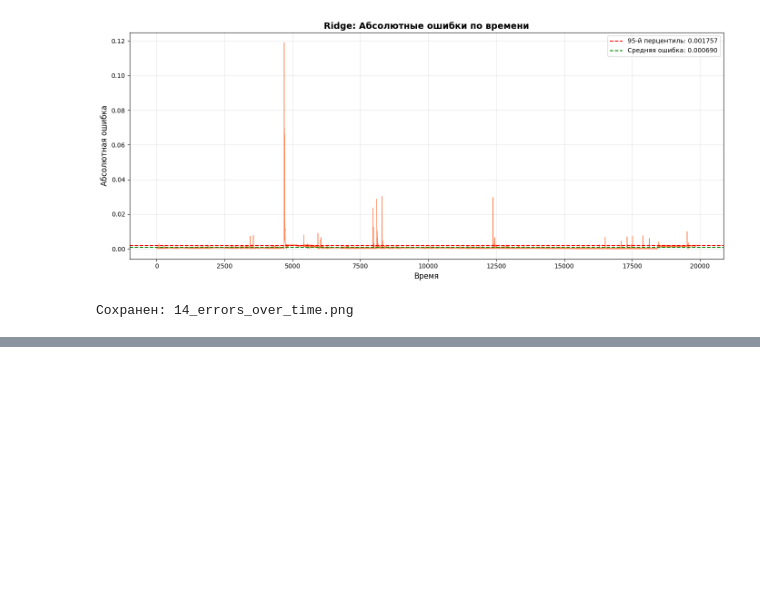
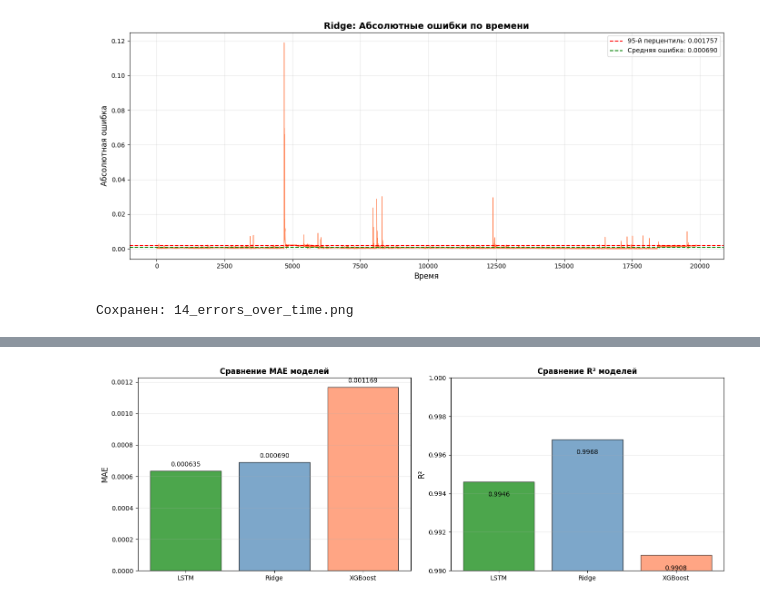
Before and after one commit to Michigun101/Data-Science-Course, a Jupyter notebook: Поступашки/Лекция 3/ДЗ/RNN_TimeSeries_Zanochuev.ipynb, the cells around one changed output, grey strips where cells are left out. Saved outputs shown, nothing was run; the diff lists cells and outputs as text; code cells hidden in the pictures; blank space fills up the shorter version.

```diff
--- a/Поступашки/Лекция 3/ДЗ/RNN_TimeSeries_Zanochuev.ipynb
+++ b/Поступашки/Лекция 3/ДЗ/RNN_TimeSeries_Zanochuev.ipynb
@@ -3390,0 +2985,78 @@ print(f"   Test R²:  {summary.loc[summary['Модель'] == best_model_name, '
+# %%
+
+models_results = {
+    'LSTM': {
+        'MAE': 0.000635,
+        'R2': 0.9946,
+        'RMSE': 0.0015,
+        'train_time': '~20 мин',
+        'overfitting': 'Нет',
+        'prevention': 'EarlyStopping, Dropout'
+    },
+    'Ridge': {
+        'MAE': 0.000690,
+        'R2': 0.9968,
+        'RMSE': 0.00164,
+        'train_time': '~5 мин',
+        'overfitting': 'Нет',
+        'prevention': 'L2-регуляризация'
+    },
+    'XGBoost': {
+        'MAE': 0.001169,
+        'R2': 0.9908,
+        'RMSE': 0.00277,
+        'train_time': '~10 мин',
+        'overfitting': 'Умеренное',
+        'prevention': 'early_stopping_rounds'
+    }
+}
+
+
+for model, metrics in sorted(models_results.items(), key=lambda x: x[1]['MAE']):
+    print(f"{model:8s} | MAE = {metrics['MAE']:.6f}")
+
+best_model = min(models_results.items(), key=lambda x: x[1]['MAE'])[0]
+print(f"\nЛУЧШАЯ МОДЕЛЬ: {best_model}")
+print(f"   MAE = {models_results[best_model]['MAE']:.6f}")
+print(f"   R² = {models_results[best_model]['R2']:.4f}")
+
+# Относительное сравнение
+ridge_mae = models_results['Ridge']['MAE']
+lstm_mae = models_results['LSTM']['MAE']
+xgb_mae = models_results['XGBoost']['MAE']
+
+print(f"\nОтносительное сравнение:")
+print(f"   LSTM лучше Ridge на {(ridge_mae - lstm_mae) / ridge_mae * 100:.1f}%")
+print(f"   LSTM лучше XGBoost на {(xgb_mae - lstm_mae) / xgb_mae * 100:.1f}%")
+
+# Визуализация сравнения моделей
+fig, axes = plt.subplots(1, 2, figsize=(14, 5))
+
+models_names = list(models_results.keys())
+mae_values = [models_results[m]['MAE'] for m in models_names]
+colors = ['green', 'steelblue', 'coral']
+
+bars = axes[0].bar(models_names, mae_values, color=colors, alpha=0.7, edgecolor='black')
+axes[0].set_ylabel('MAE', fontsize=12)
+axes[0].set_title('Сравнение MAE моделей', fontsize=12, fontweight='bold')
+axes[0].grid(True, alpha=0.3, axis='y')
+
+for bar, val in zip(bars, mae_values):
+    axes[0].text(bar.get_x() + bar.get_width()/2, bar.get_height() + 0.00002,
+                f'{val:.6f}', ha='center', va='bottom', fontsize=10)
+
+r2_values = [models_results[m]['R2'] for m in models_names]
+bars = axes[1].bar(models_names, r2_values, color=colors, alpha=0.7, edgecolor='black')
+axes[1].set_ylabel('R²', fontsize=12)
+axes[1].set_title('Сравнение R² моделей', fontsize=12, fontweight='bold')
+axes[1].set_ylim(0.99, 1.0)
+axes[1].grid(True, alpha=0.3, axis='y')
+
+for bar, val in zip(bars, r2_values):
+    axes[1].text(bar.get_x() + bar.get_width()/2, bar.get_height() - 0.0005,
+                f'{val:.4f}', ha='center', va='top', fontsize=10)
+
+plt.tight_layout()
+plt.savefig('19_models_comparison.png', dpi=150, bbox_inches='tight')
+plt.show()
+# %% [output]
@@ -3390,0 +3074 @@ print(f"   Test R²:  {summary.loc[summary['Модель'] == best_model_name, '
+[figure, added]
```
Also changed, not shown: parts of 8 cells of this notebook, 16 other files.
